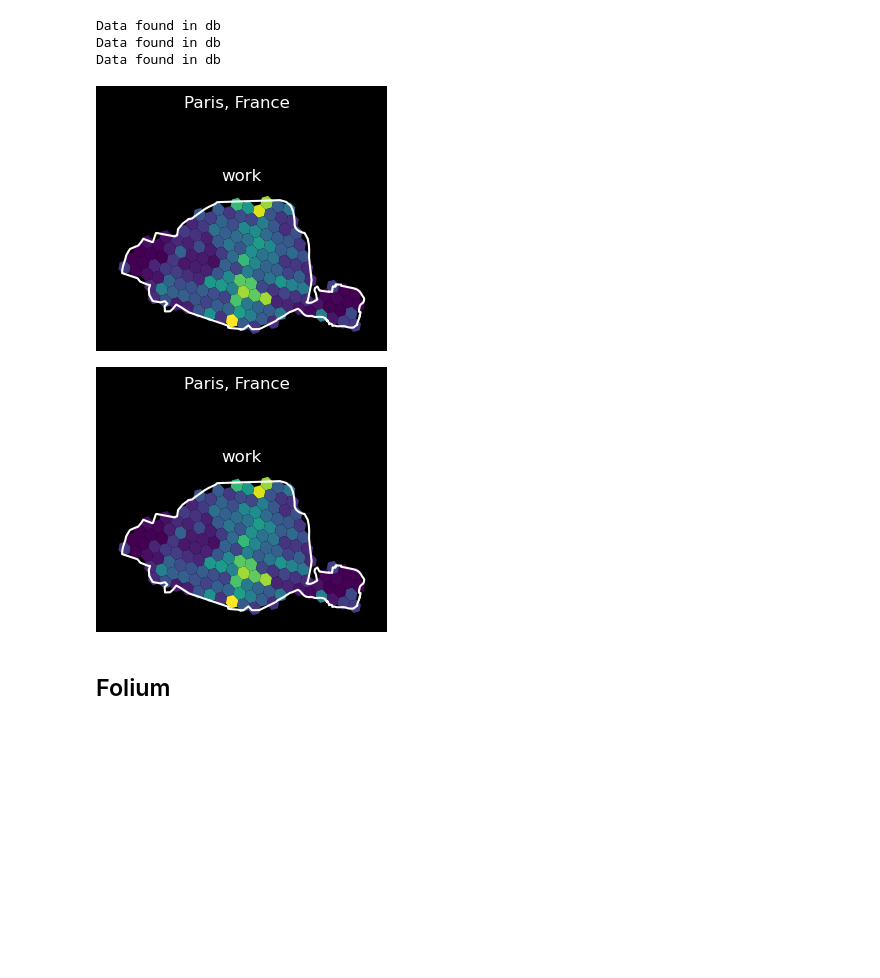
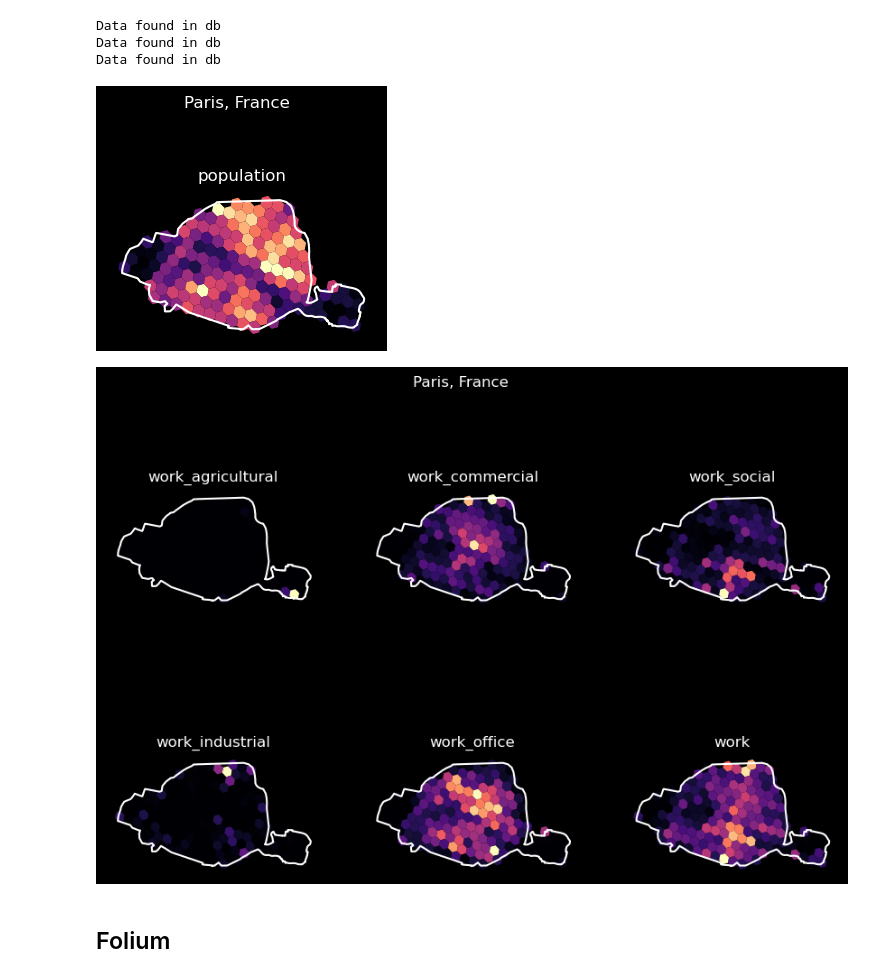
Before and after one commit to fortelex/hiveline, a Jupyter notebook: origin_destination/zoning_visualization.ipynb, the cells around one changed output. Saved outputs shown, nothing was run; the diff lists cells and outputs as text; code cells hidden in the pictures; blank space fills up the shorter version.

```diff
--- a/origin_destination/zoning_visualization.ipynb
+++ b/origin_destination/zoning_visualization.ipynb
@@ -6,7 +6,7 @@ import geopandas as gpd
 import pandas as pd
 import osmnx as ox
 # %%
-place_name = 'Dublin Region, Ireland'
+place_name = 'Paris, France'
 city = Place(place_name)
 # %% [output]
 Data found in db
@@ -17,13 +17,13 @@ Data found in db
 Data found in db
 Data found in db
 # %%
-city.plot_zoning(['work'])#save_name='zoning'
+city.plot_zoning(['population'], save_name='population')#save_name='zoning'
 # %% [output]
-[figure, old version]
+[figure, new version]
 # %%
-city.plot_zoning([i for i in city.zones.keys() if 'work' in i]+['work'])#, save_name='work_types')
+city.plot_zoning([i for i in city.data.columns if 'work' in i], save_name='work_types')
 # %% [output]
-[figure, old version]
+[figure, new version]
 # %% [markdown]
 ## Folium
 # %%
```
Also changed, not shown: 15 other files.
